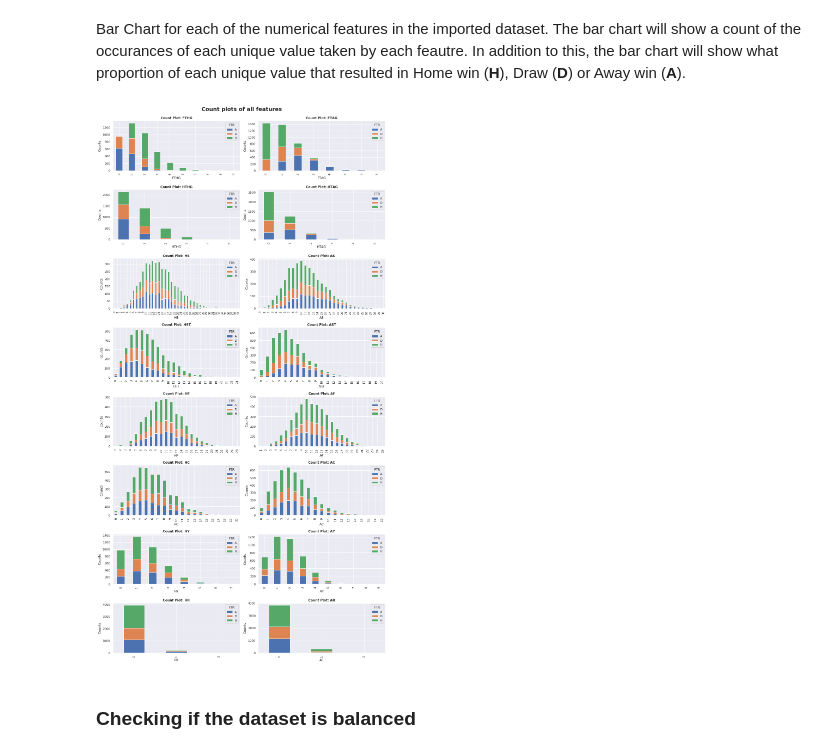
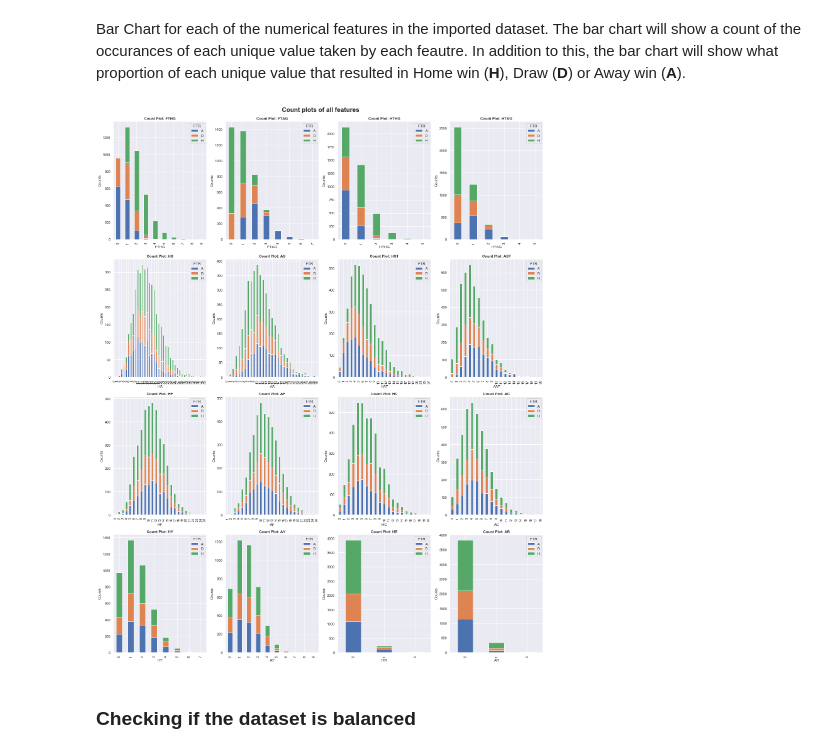
Before and after one commit to arundathi-shanthini/Beat-the-Bookie, a Jupyter notebook: Code/Beat The Bookie.ipynb, the cells around one changed output. Drawn from its saved outputs; the diff is of its cells as text; code cells hidden in the pictures.

```diff
--- a/Code/Beat The Bookie.ipynb
+++ b/Code/Beat The Bookie.ipynb
@@ -80,4 +80,7 @@ sns.set(color_codes=True)
 img_dir = os.getcwd()
 img_dir = os.path.join(img_dir,os.pardir,'Report/images')
 print(img_dir)
+
+csv_dir = os.getcwd()
+csv_dir = os.path.join(csv_dir,'Data')
 # %% [output]
@@ -95,7 +98,7 @@ n_cpu=mp.cpu_count()
 ## Read the Data
 # %%
 # Read the csv file
-data=pd.read_csv('Data/epl-training.csv')
+data=pd.read_csv(os.path.join(csv_dir,'epl-training.csv'))
 
 # Dropping the trailing columns
 data.dropna(axis=1, how='all',inplace=True)
@@ -254,23 +257,23 @@ The columns of the unprocessed dataset will later be used to extract information
 Bar Chart for each of the numerical features in the imported dataset. The bar chart will show a count of the occurances of each unique value taken by each feautre. In addition to this, the bar chart will show what proportion of each unique value that resulted in Home win (__H__), Draw (__D__) or Away win (__A__).
 # %%
 # Save the column names of numerical features as a list
-num_col_list=[x for x in data.columns if x not in ['Date','HomeTeam','AwayTeam','Referee','FTR','HTR']]
+num_col_list=[x for x in data.columns if x not in ['Season','Date','HomeTeam','AwayTeam','Referee','FTR','HTR']]
 
 # Reshaping array for easier formatting
-num_col_list = np.reshape(num_col_list, (8, 2))
+num_col_list = np.reshape(num_col_list, (4, 4))
 
 # Call the function get_column_countplot() to plot the count plot of the categorical columns as s ubplots in a figure
-fig, axes = plt.subplots(8,2,figsize=(15,30))
-for i in range(8):
-    for j in range(2):
+fig, axes = plt.subplots(4,4,figsize=(20,26))
+for i in range(4):
+    for j in range(4):
         get_column_countplot(data,num_col_list[i][j], ax=axes[i,j])
 fig.tight_layout(rect=[0, 0.03, 1, 0.97])
 fig.suptitle("Count plots of all features",fontweight='bold',fontsize=20)
 sns.set_style("white")
 fig2=plt.savefig(os.path.join(img_dir,'count_plot_all.png'))
 plt.show()
 # %% [output]
-[figure, old version]
+[figure, new version]
 # %% [markdown]
 ### Checking if the dataset is balanced
 # %% [markdown]
```
Also changed, not shown: parts of 33 cells of this notebook, 9 other files.
